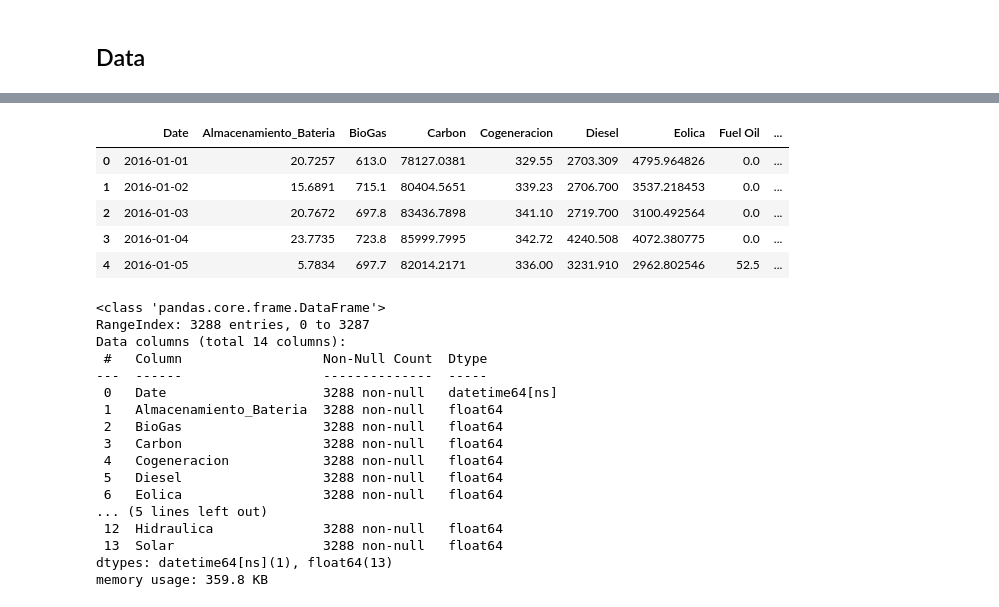
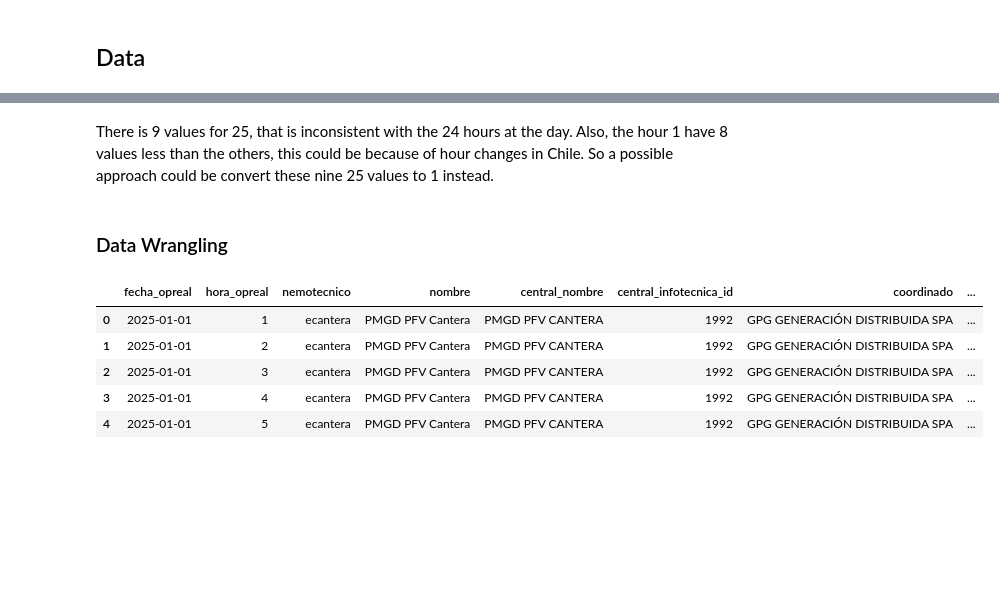
Before and after one commit to UCM-Industrial/Forecast_J.Troncoso, a Jupyter notebook: notebooks/01_data_exploration.ipynb, the cells around one changed output, grey strips where cells are left out. Drawn from its saved outputs; the diff is of its cells as text; code cells hidden in the pictures; blank space fills up the shorter version.

Commit message:
Update EDA and data input
- Update data sources to detailed hourly data and demand.
- Add visualizations

```diff
--- a/notebooks/01_data_exploration.ipynb
+++ b/notebooks/01_data_exploration.ipynb
@@ -22,6 +74,12 @@ sys.path.append(str(ROOT_DIR))
 # %%
 # Change for "../data/raw/daily_energy_production.csv" for a classic path
-path = ROOT_DIR / "data" / "raw" / "daily_energy_production.csv"
-df = pd.read_csv(path)
+data_path = ROOT_DIR / "data" / "raw"
+historic_data_path = ROOT_DIR / "data" / "processed" / "csv_files"
 
-df["Date"] = pd.to_datetime(df["Date"])
+demand_path = data_path / "hourly_demand.csv"
+generation_path = data_path / "hourly_generation.csv"
+historic_data_path_csv = historic_data_path / "2025-1.csv"
+
+historic = pd.read_csv(historic_data_path_csv)
+demand = pd.read_csv(demand_path)
+generation = pd.read_csv(generation_path)
@@ -27,0 +104,13 @@ df["Date"] = pd.to_datetime(df["Date"])
+# %%
+# Convert date columns to datetime
+generation["datetime"] = pd.to_datetime(generation["datetime"])
+demand["date"] = pd.to_datetime(demand["date"])
+historic["fecha_opreal"] = pd.to_datetime(historic["fecha_opreal"])
+
+# Add date columns
+generation_processed = make_date_columns(generation, "datetime", use_24_hour=True)
+demand_processed = make_date_columns(demand, "date", components=["year", "month", "day"])
+
+# Add date to align with the demand `date` and drop the unnecessary `datetime`
+generation_processed["date"] = pd.to_datetime(generation_processed["datetime"].dt.date)
+generation_processed = generation_processed.drop(columns="datetime")
@@ -27,0 +137,2 @@ df["Date"] = pd.to_datetime(df["Date"])
+# %% [markdown]
+There is 9 values for 25, that is inconsistent with the 24 hours at the day. Also, the hour 1 have 8 values less than the others, this could be because of hour changes in Chile. So a possible approach could be convert these nine 25 values to 1 instead.
@@ -27,0 +144,2 @@ df["Date"] = pd.to_datetime(df["Date"])
+# %% [markdown]
+### Data Wrangling
@@ -28,29 +154,9 @@ df["Date"] = pd.to_datetime(df["Date"])
 # %%
-df.head()
+historic.head()
 # %% [output]
-|  | Date | Almacenamiento_Bateria | BioGas | Carbon | Cogeneracion | Diesel | Eolica | Fuel Oil | ... |
-| 0 | 2016-01-01 | 20.7257 | 613.0 | 78127.0381 | 329.55 | 2703.309 | 4795.964826 | 0.0 | ... |
-| 1 | 2016-01-02 | 15.6891 | 715.1 | 80404.5651 | 339.23 | 2706.700 | 3537.218453 | 0.0 | ... |
-| 2 | 2016-01-03 | 20.7672 | 697.8 | 83436.7898 | 341.10 | 2719.700 | 3100.492564 | 0.0 | ... |
-| 3 | 2016-01-04 | 23.7735 | 723.8 | 85999.7995 | 342.72 | 4240.508 | 4072.380775 | 0.0 | ... |
-| 4 | 2016-01-05 | 5.7834 | 697.7 | 82014.2171 | 336.00 | 3231.910 | 2962.802546 | 52.5 | ... |
+|  | fecha_opreal | hora_opreal | nemotecnico | nombre | central_nombre | central_infotecnica_id | coordinado | ... |
+| 0 | 2025-01-01 | 1 | ecantera | PMGD PFV Cantera | PMGD PFV CANTERA | 1992 | GPG GENERACIÓN DISTRIBUIDA SPA | ... |
+| 1 | 2025-01-01 | 2 | ecantera | PMGD PFV Cantera | PMGD PFV CANTERA | 1992 | GPG GENERACIÓN DISTRIBUIDA SPA | ... |
+| 2 | 2025-01-01 | 3 | ecantera | PMGD PFV Cantera | PMGD PFV CANTERA | 1992 | GPG GENERACIÓN DISTRIBUIDA SPA | ... |
+| 3 | 2025-01-01 | 4 | ecantera | PMGD PFV Cantera | PMGD PFV CANTERA | 1992 | GPG GENERACIÓN DISTRIBUIDA SPA | ... |
+| 4 | 2025-01-01 | 5 | ecantera | PMGD PFV Cantera | PMGD PFV CANTERA | 1992 | GPG GENERACIÓN DISTRIBUIDA SPA | ... |
-# %%
-df.info()
-# %% [output]
-<class 'pandas.core.frame.DataFrame'>
-RangeIndex: 3288 entries, 0 to 3287
-Data columns (total 14 columns):
- #   Column                  Non-Null Count  Dtype
----  ------                  --------------  -----
- 0   Date                    3288 non-null   datetime64[ns]
- 1   Almacenamiento_Bateria  3288 non-null   float64
- 2   BioGas                  3288 non-null   float64
- 3   Carbon                  3288 non-null   float64
- 4   Cogeneracion            3288 non-null   float64
- 5   Diesel                  3288 non-null   float64
- 6   Eolica                  3288 non-null   float64
-... (5 lines left out)
- 12  Hidraulica              3288 non-null   float64
- 13  Solar                   3288 non-null   float64
-dtypes: datetime64[ns](1), float64(13)
-memory usage: 359.8 KB
```
Also changed, not shown: parts of 29 cells of this notebook, 2 other files.
